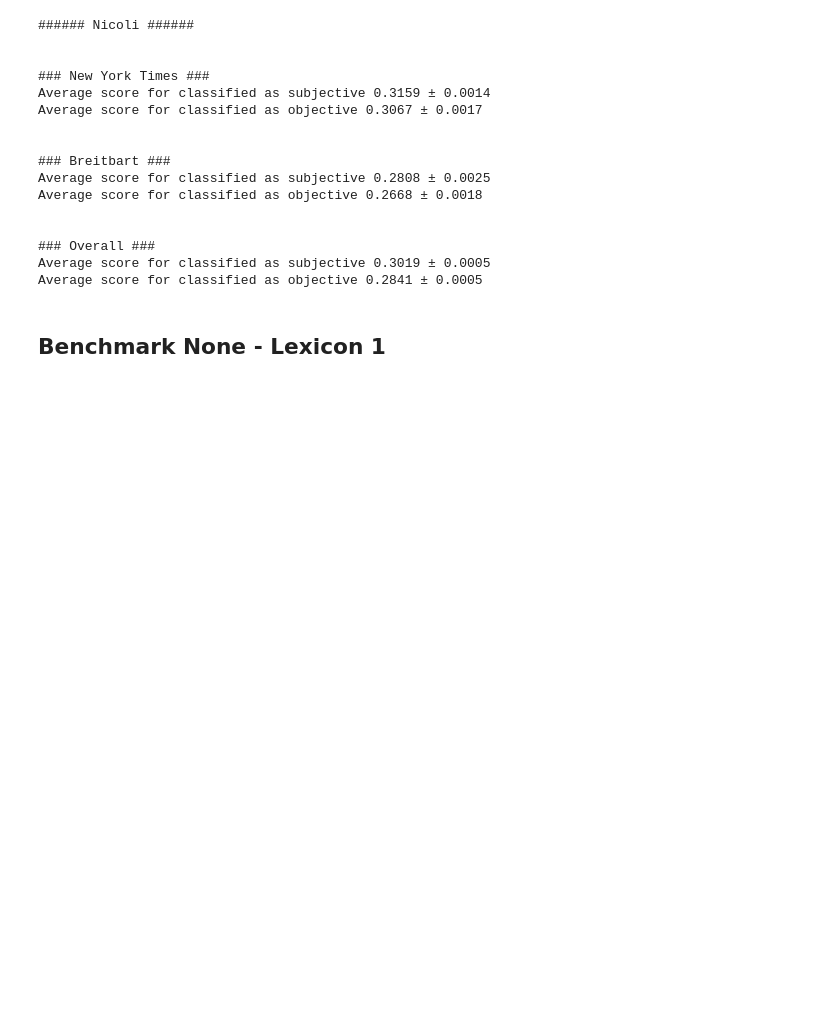
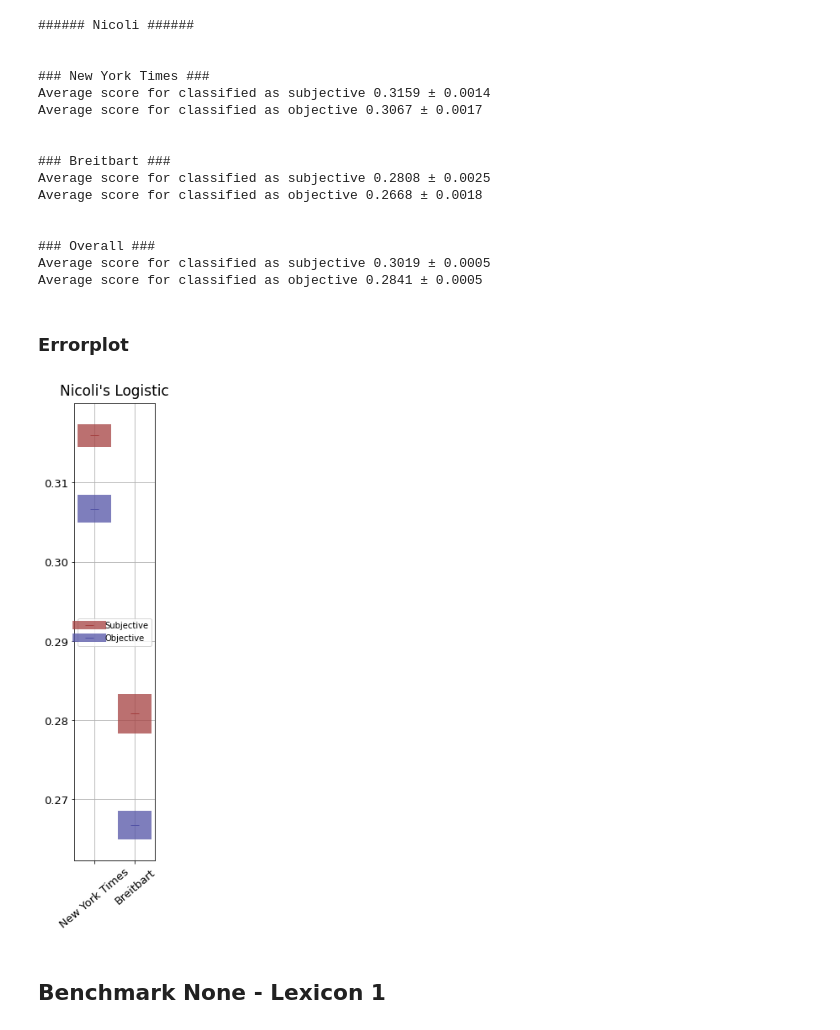
Before and after one commit to Willinki/Just-News, a Jupyter notebook: 2-ScorePropagation/benchmarks.ipynb, the cells around one changed output. Saved outputs shown, nothing was run; the diff lists cells and outputs as text; code cells hidden in the pictures; blank space fills up the shorter version.

```diff
--- a/2-ScorePropagation/benchmarks.ipynb
+++ b/2-ScorePropagation/benchmarks.ipynb
@@ -159,6 +159,64 @@ Average score for classified as objective 0.2668 ± 0.0018
 ### Overall ###
 Average score for classified as subjective 0.3019 ± 0.0005
 Average score for classified as objective 0.2841 ± 0.0005
+# %% [markdown]
+### Errorplot
+# %%
+# Vector with means, for subj and obj
+y1 = [df[df['benchmarks'] == 1]['Score_Nicoli'].mean()[0]
+     for name, df in DFs_bench.items()
+      if name != "Overall"]
+y2 = [df[df['benchmarks'] == 0]['Score_Nicoli'].mean()[0]
+     for name, df in DFs_bench.items()
+      if name != "Overall"]
+# Define errorbars as the normal deviation
+err1 = [df[df['benchmarks'] == 1]['Score_Nicoli'].std()/len(df)
+       for name, df in DFs_bench.items()
+        if name != "Overall"]
+err2 = [df[df['benchmarks'] == 0]['Score_Nicoli'].std()/len(df)
+       for name, df in DFs_bench.items()
+        if name != "Overall"]
+X = [name for name in DFs_bench
+     if name != "Overall"]
+# Plotting
+FONTSIZE = 13
+plt.figure(figsize=(10,10))
+plt.subplot(153)
+plt.errorbar(x = X,
+             y = y1,
+             yerr = err1,
+             label='Subjective',
+             elinewidth=40,
+             linestyle = 'none',
+            markersize=10,
+            marker = '_',
+            color = "#A54040",
+            ecolor = "#A54040BF")
+plt.errorbar(x = X,
+             y = y2,
+             yerr = err2,
+             label='Objective',
+             elinewidth=40,
+             linestyle = 'none',
+            markersize=10,
+            marker = '_',
+            color = "#5353A6",
+            ecolor = "#5353A6BF")
+plt.legend(loc='center')
+plt.tick_params(labelsize=FONTSIZE)
+plt.margins(x=0.5)
+plt.grid(True)
+locs, labels = plt.xticks()
+plt.setp(labels,
+         rotation=40)
+# Non posso mettere il titolo, perché mi viene tagliato
+plt.title("Nicoli's Logistic",
+          pad = 10,
+         fontsize = 17)
+plt.savefig("../visualizations/errorplot_Nicoli.pdf")
+plt.show()
+# %% [output]
+[figure, added]
 # %% [markdown]
 ## Benchmark None - Lexicon 1
 # %% [markdown]
```
Also changed, not shown: parts of 8 cells of this notebook, 11 other files.
